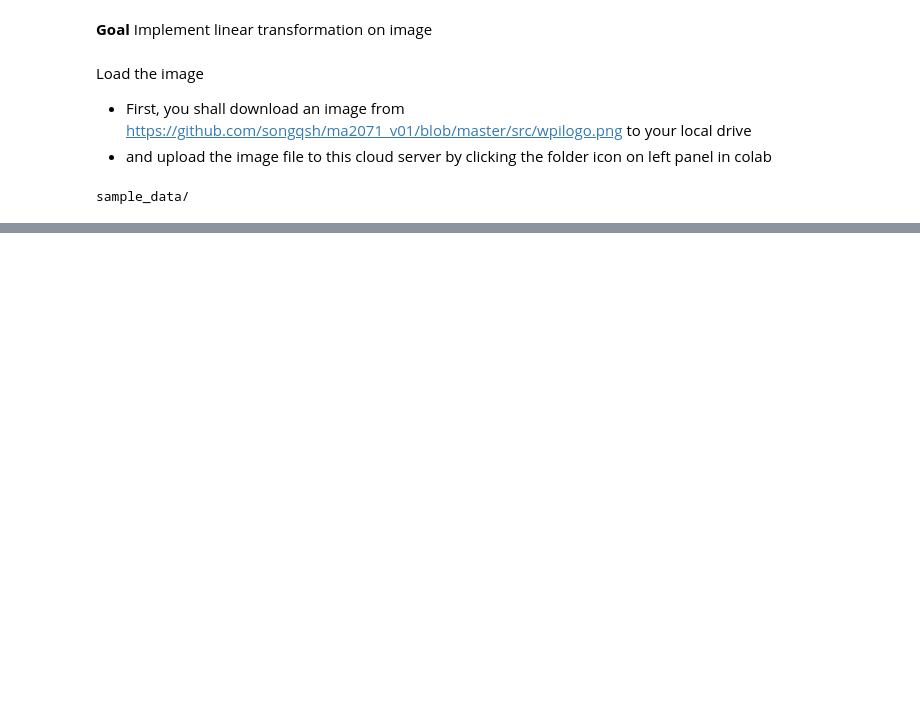
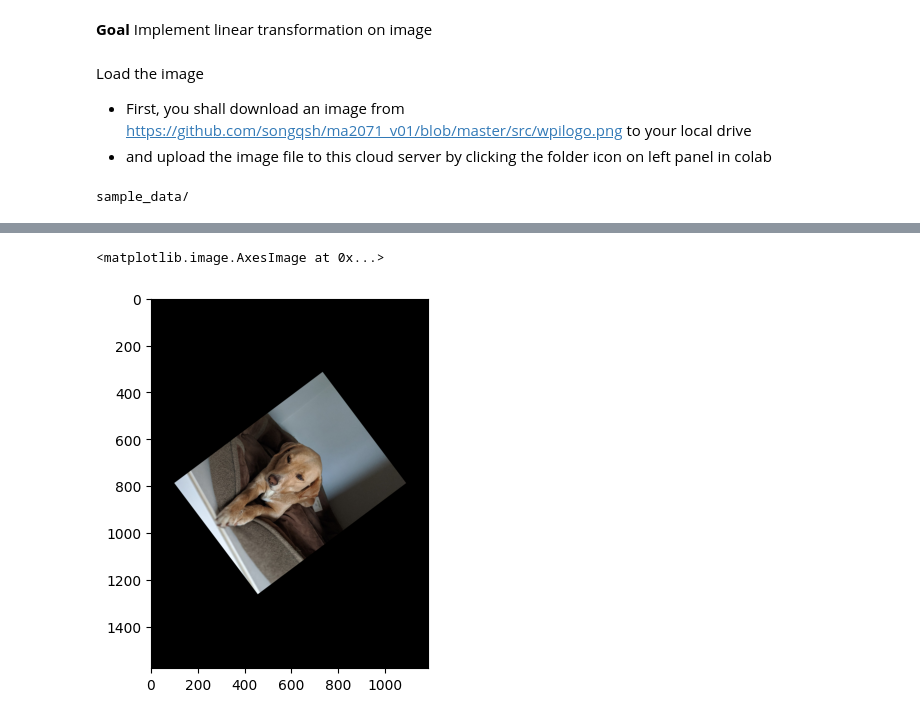
Before and after one commit to GabrielTayl0r/hello-world, a Jupyter notebook: src/image_transform_pil.ipynb, the cells around one changed output, grey strips where cells are left out. Saved outputs shown, nothing was run; the diff lists cells and outputs as text; code cells hidden in the pictures; blank space fills up the shorter version.

```diff
--- a/src/image_transform_pil.ipynb
+++ b/src/image_transform_pil.ipynb
@@ -80,0 +144,9 @@ The dimension of the image_np is (400, 400, 3)
+# %%
+# apply transform
+image_2 = image_tranform(image_1, T2)
+# convert a numpy array to image
+new_image2 = Image.fromarray(image_2)
+plt.imshow(new_image2)
+# %% [output]
+<matplotlib.image.AxesImage at 0x...>
+[figure, added]
```
Also changed, not shown: parts of 11 cells of this notebook.
